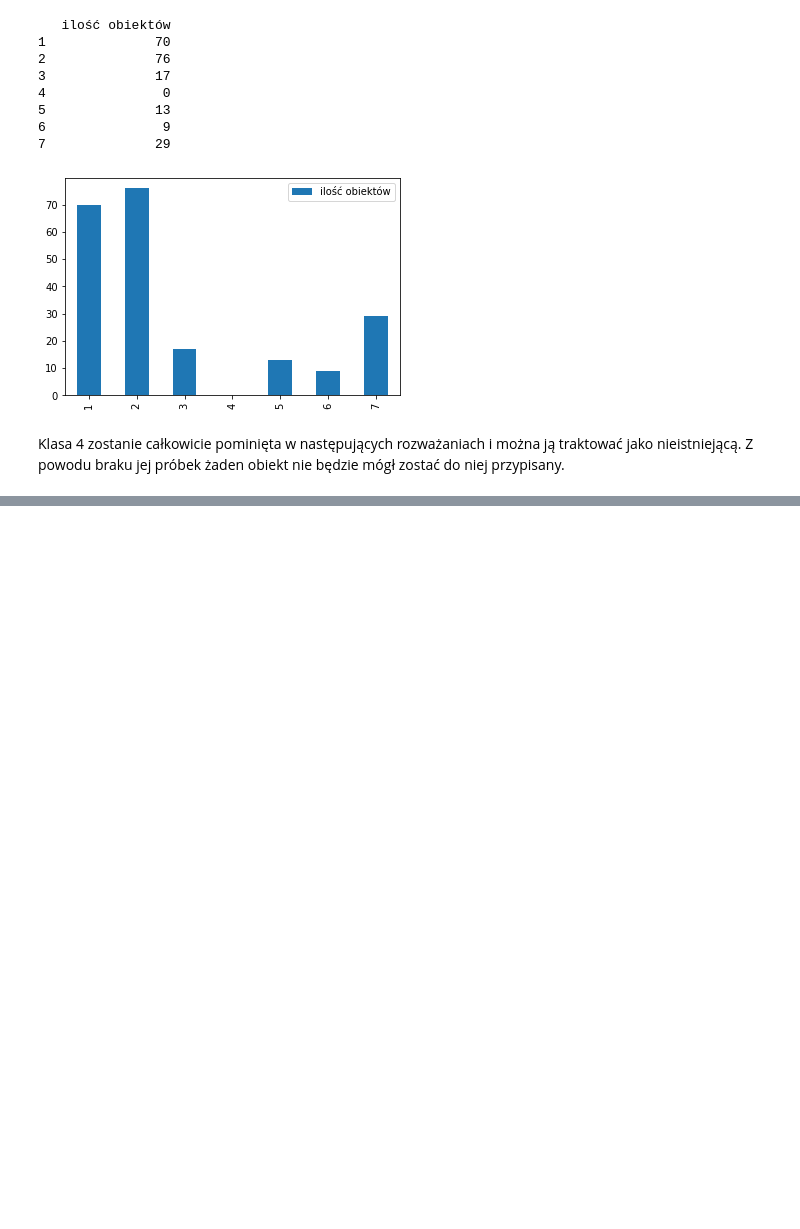
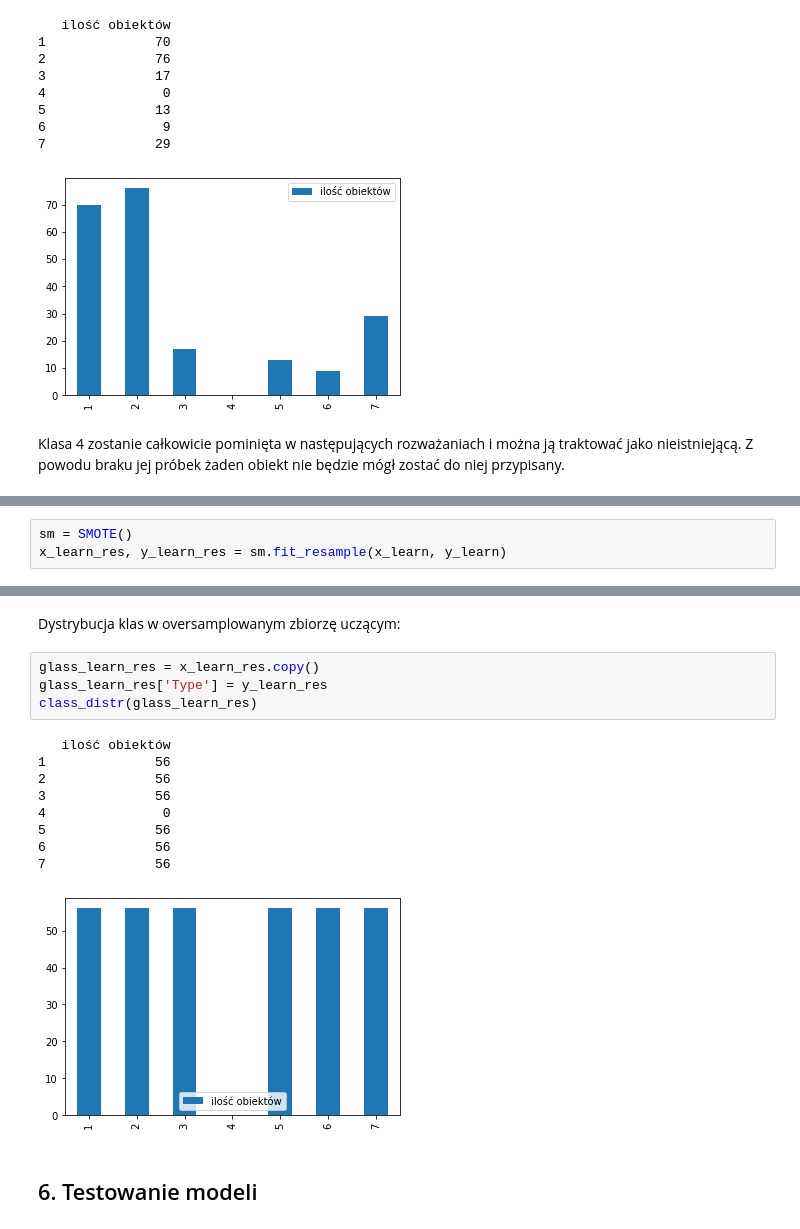
Before and after one commit to matlaczj/Glass-Classification-Project, a Jupyter notebook: Projekt_PRIAD.ipynb, the cells around one changed output, grey strips where cells are left out. Drawn from its saved outputs; the diff is of its cells as text; blank space fills up the shorter version.

```diff
--- a/Projekt_PRIAD.ipynb
+++ b/Projekt_PRIAD.ipynb
@@ -295,0 +152,3 @@ Stworzono model kNN=1 który daje dobre wyniki.
+# %%
+sm = SMOTE()
+x_learn_res, y_learn_res = sm.fit_resample(x_learn, y_learn)
@@ -295,0 +185,18 @@ Stworzono model kNN=1 który daje dobre wyniki.
+# %% [markdown]
+Dystrybucja klas w oversamplowanym zbiorzę uczącym:
+# %%
+glass_learn_res = x_learn_res.copy()
+glass_learn_res['Type'] = y_learn_res
+class_distr(glass_learn_res)
+# %% [output]
+   ilość obiektów
+1              56
+2              56
+3              56
+4               0
+5              56
+6              56
+7              56
+[figure, added]
+# %% [markdown]
+## 6. Testowanie modeli
```
Also changed, not shown: parts of 65 cells of this notebook.
